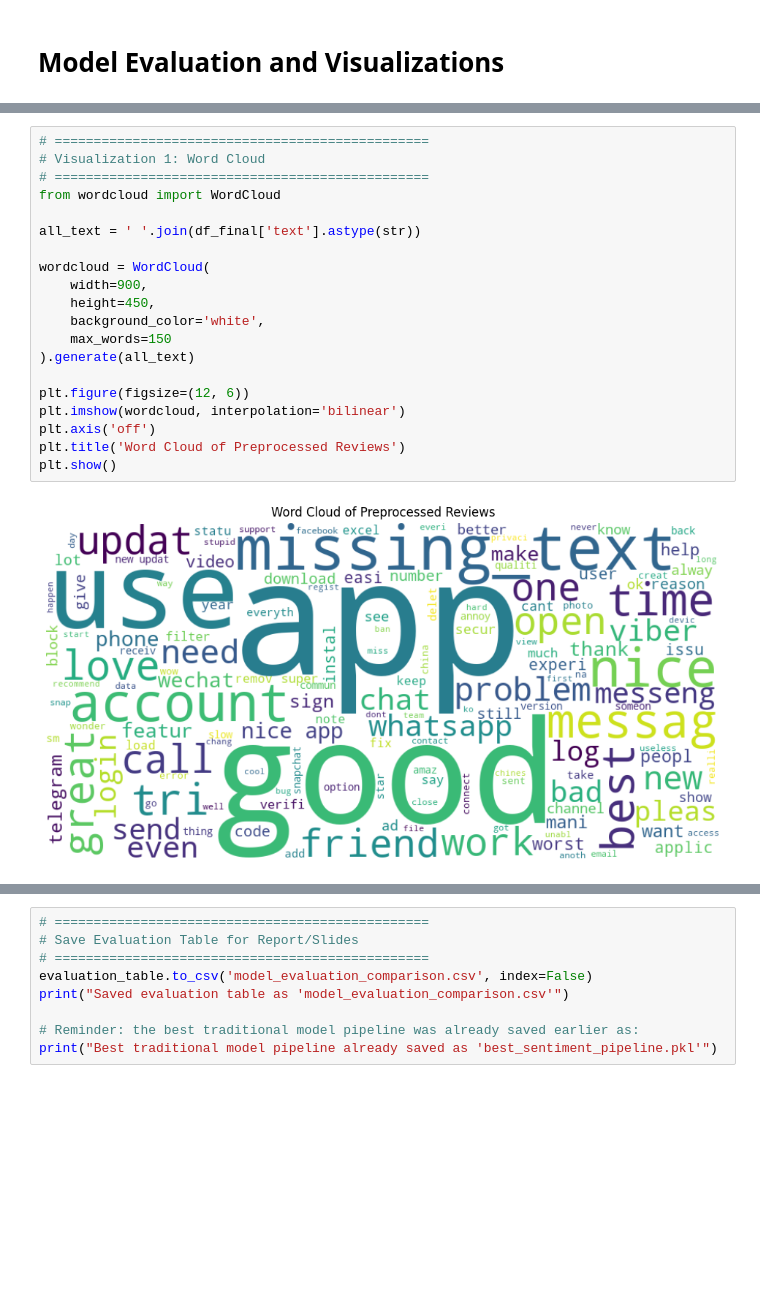
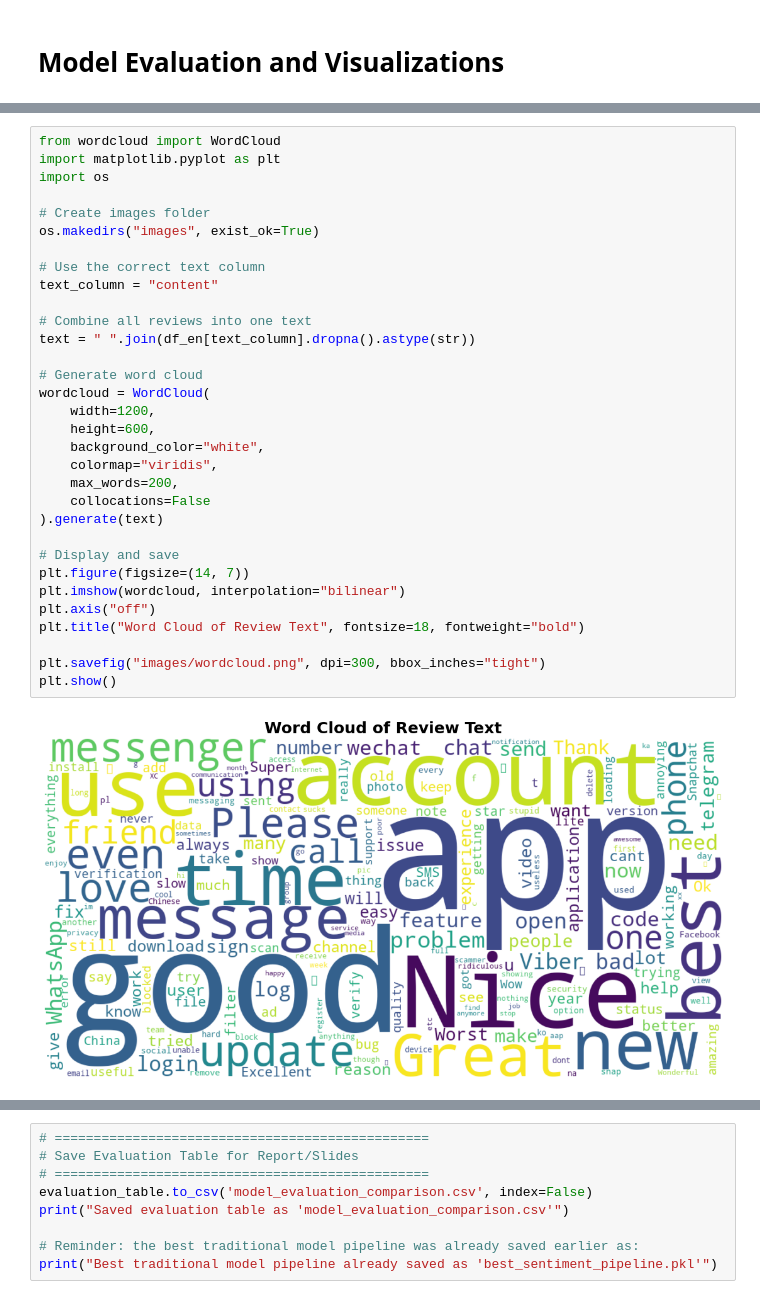
Before and after one commit to lukman2305/SAIA2163-NLP-Final-Project, a Jupyter notebook: NLP_Final_Student4_Evaluation_Visualization_Improved.ipynb, the cells around one changed output, grey strips where cells are left out. Saved outputs shown, nothing was run; the diff lists cells and outputs as text; blank space fills up the shorter version.

```diff
--- a/NLP_Final_Student4_Evaluation_Visualization_Improved.ipynb
+++ b/NLP_Final_Student4_Evaluation_Visualization_Improved.ipynb
@@ -596,26 +582,38 @@ def add_bar_labels(ax, fmt="{:.0f}"):
 Best model based on accuracy: Logistic Regression (0.7333)
-# %%
-# ================================================
-# Visualization 1: Word Cloud
-# ================================================
-from wordcloud import WordCloud
-
-all_text = ' '.join(df_final['text'].astype(str))
-
-wordcloud = WordCloud(
-    width=900,
-    height=450,
-    background_color='white',
-    max_words=150
-).generate(all_text)
-
-plt.figure(figsize=(12, 6))
-plt.imshow(wordcloud, interpolation='bilinear')
-plt.axis('off')
-plt.title('Word Cloud of Preprocessed Reviews')
-plt.show()
-# %% [output]
-[figure, removed]
+# %%
+from wordcloud import WordCloud
+import matplotlib.pyplot as plt
+import os
+
+# Create images folder
+os.makedirs("images", exist_ok=True)
+
+# Use the correct text column
+text_column = "content"
+
+# Combine all reviews into one text
+text = " ".join(df_en[text_column].dropna().astype(str))
+
+# Generate word cloud
+wordcloud = WordCloud(
+    width=1200,
+    height=600,
+    background_color="white",
+    colormap="viridis",
+    max_words=200,
+    collocations=False
+).generate(text)
+
+# Display and save
+plt.figure(figsize=(14, 7))
+plt.imshow(wordcloud, interpolation="bilinear")
+plt.axis("off")
+plt.title("Word Cloud of Review Text", fontsize=18, fontweight="bold")
+
+plt.savefig("images/wordcloud.png", dpi=300, bbox_inches="tight")
+plt.show()
+# %% [output]
+[figure, added]
 # %%
 # ================================================
 # Visualization 2: Class Distribution (Improved)
```
Also changed, not shown: parts of 9 cells of this notebook, 2 other files.
